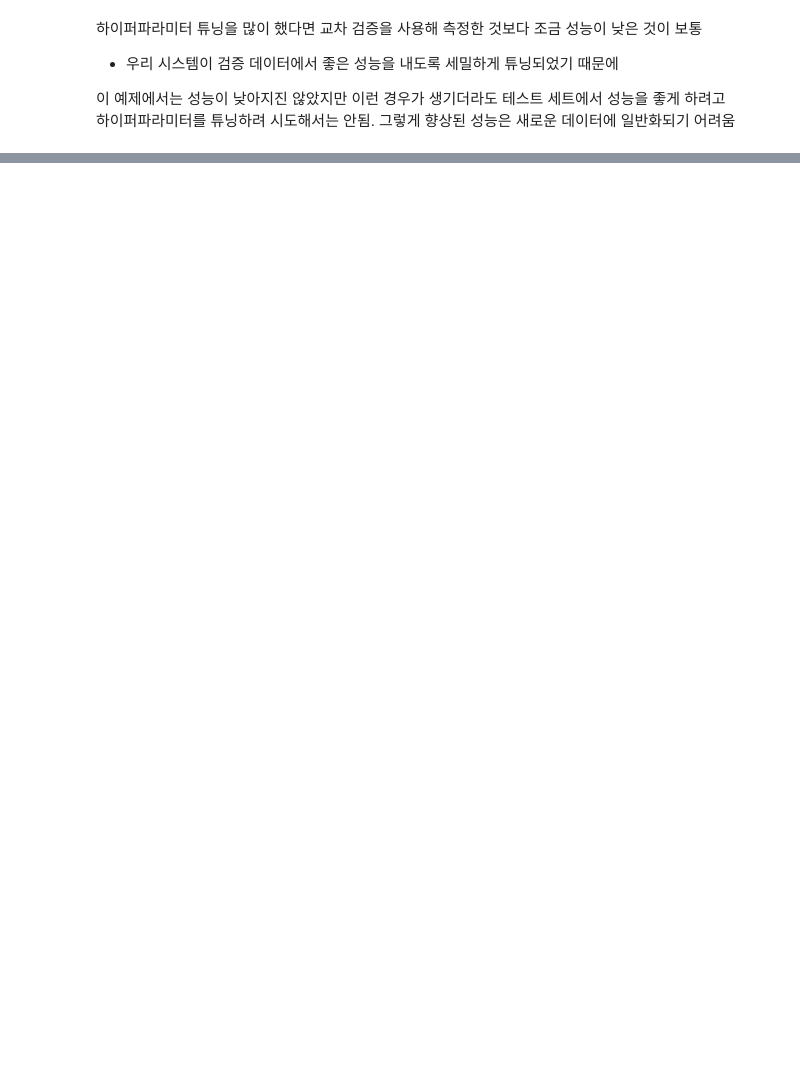
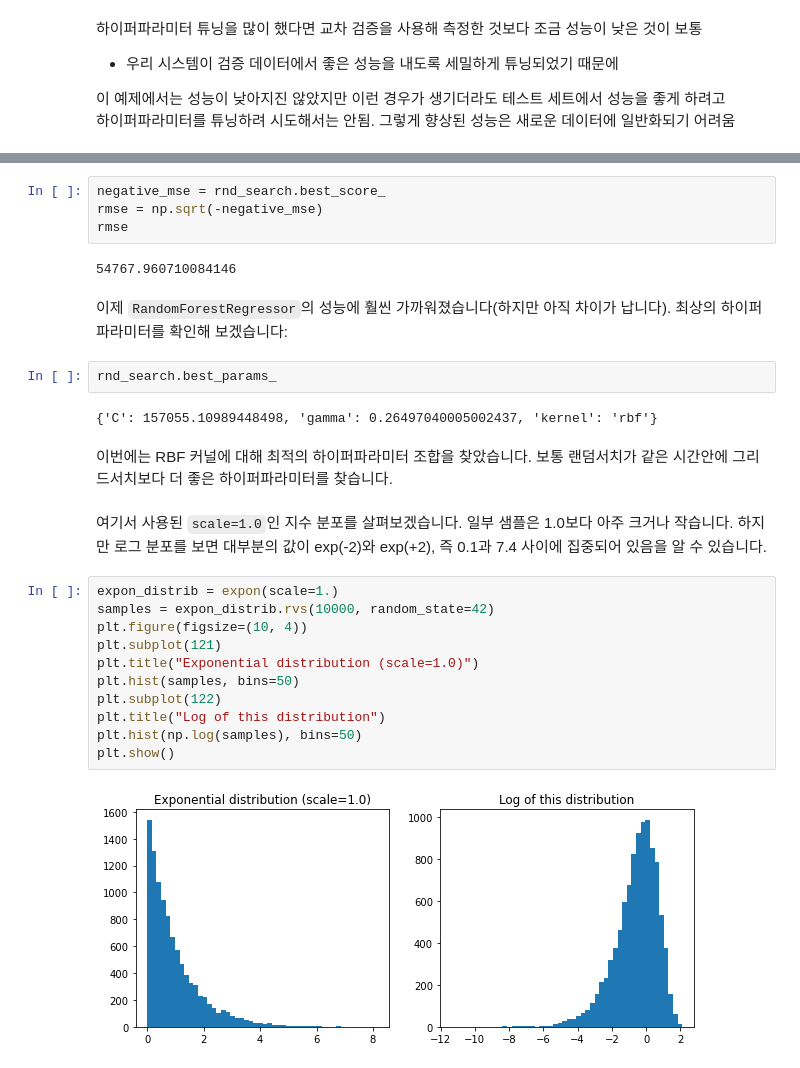
Before and after one commit to minjoon-choi/handson-ml2, a Jupyter notebook: 02_1_exercise.ipynb, the cells around one changed output, grey strips where cells are left out. Drawn from its saved outputs; the diff is of its cells as text; blank space fills up the shorter version.

```diff
--- a/02_1_exercise.ipynb
+++ b/02_1_exercise.ipynb
@@ -952,0 +1064,29 @@ git
+# %%
+negative_mse = rnd_search.best_score_
+rmse = np.sqrt(-negative_mse)
+rmse
+# %% [output]
+54767.960710084146
+# %% [markdown]
+이제 `RandomForestRegressor`의 성능에 훨씬 가까워졌습니다(하지만 아직 차이가 납니다). 최상의 하이퍼파라미터를 확인해 보겠습니다:
+# %%
+rnd_search.best_params_
+# %% [output]
+{'C': 157055.10989448498, 'gamma': 0.26497040005002437, 'kernel': 'rbf'}
+# %% [markdown]
+이번에는 RBF 커널에 대해 최적의 하이퍼파라미터 조합을 찾았습니다. 보통 랜덤서치가 같은 시간안에 그리드서치보다 더 좋은 하이퍼파라미터를 찾습니다.
+# %% [markdown]
+여기서 사용된 `scale=1.0`인 지수 분포를 살펴보겠습니다. 일부 샘플은 1.0보다 아주 크거나 작습니다. 하지만 로그 분포를 보면 대부분의 값이 exp(-2)와 exp(+2), 즉 0.1과 7.4 사이에 집중되어 있음을 알 수 있습니다.
+# %%
+expon_distrib = expon(scale=1.)
+samples = expon_distrib.rvs(10000, random_state=42)
+plt.figure(figsize=(10, 4))
+plt.subplot(121)
+plt.title("Exponential distribution (scale=1.0)")
+plt.hist(samples, bins=50)
+plt.subplot(122)
+plt.title("Log of this distribution")
+plt.hist(np.log(samples), bins=50)
+plt.show()
+# %% [output]
+[figure, added]
```
Also changed, not shown: parts of 40 cells of this notebook.
